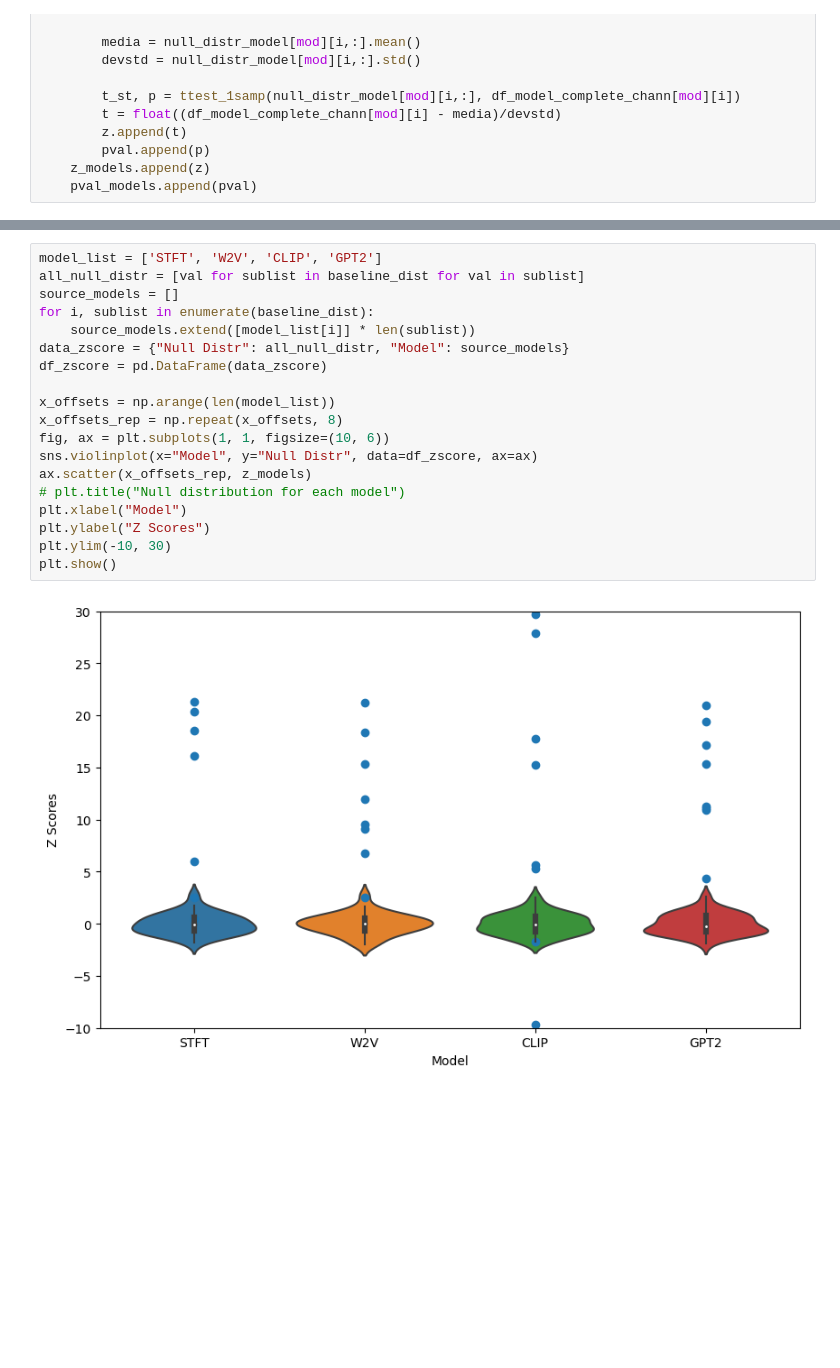
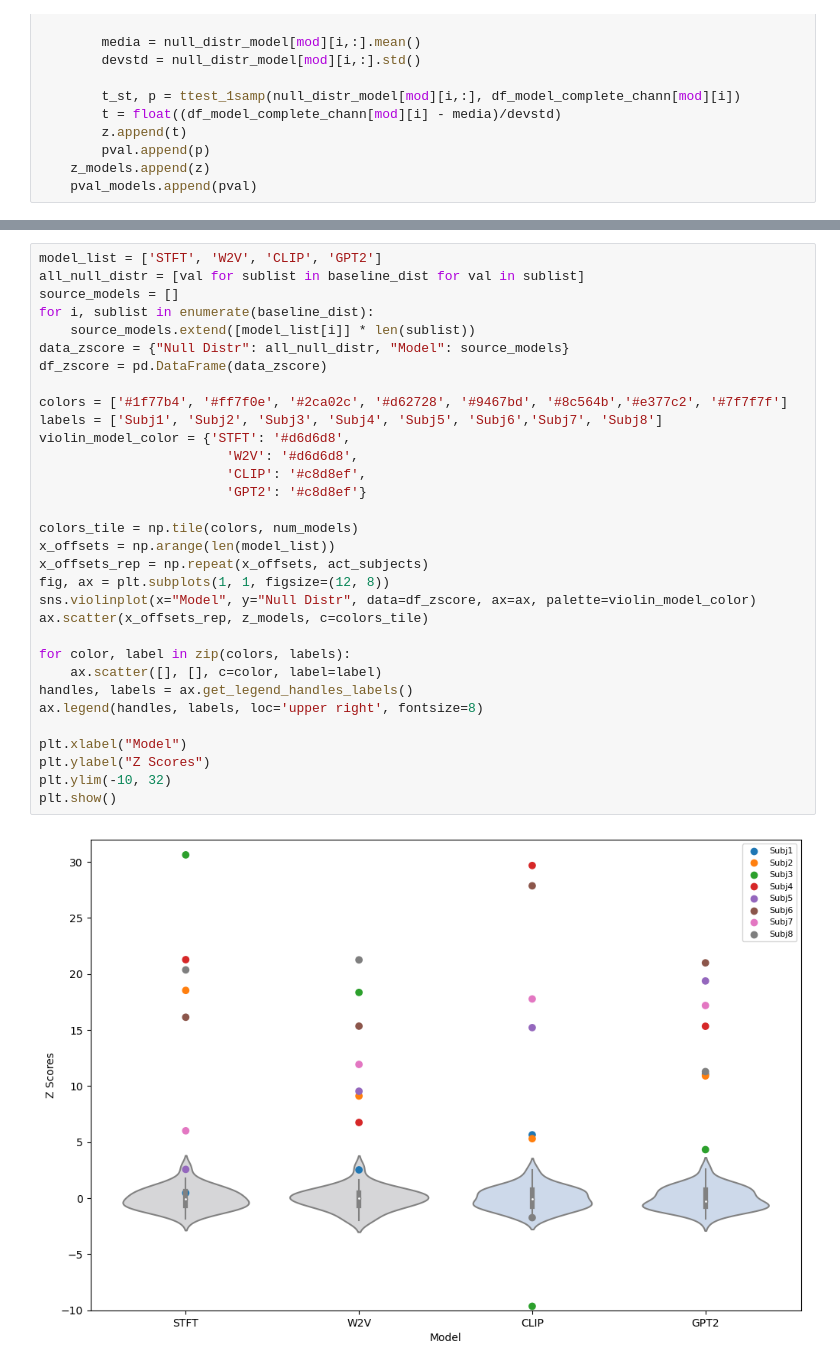
Before and after one commit to mattciff5/spect-to-meg, a Jupyter notebook: code/run_comparison2.ipynb, the cells around one changed output, grey strips where cells are left out. Saved outputs shown, nothing was run; the diff lists cells and outputs as text; blank space fills up the shorter version.

Commit message:
violin and scatter plot-s

```diff
--- a/code/run_comparison2.ipynb
+++ b/code/run_comparison2.ipynb
@@ -243,21 +396,34 @@ z_models[2]
 # %%
 model_list = ['STFT', 'W2V', 'CLIP', 'GPT2']
 all_null_distr = [val for sublist in baseline_dist for val in sublist]
 source_models = []
 for i, sublist in enumerate(baseline_dist):
     source_models.extend([model_list[i]] * len(sublist))
 data_zscore = {"Null Distr": all_null_distr, "Model": source_models}
 df_zscore = pd.DataFrame(data_zscore)
 
+colors = ['#1f77b4', '#ff7f0e', '#2ca02c', '#d62728', '#9467bd', '#8c564b','#e377c2', '#7f7f7f']
+labels = ['Subj1', 'Subj2', 'Subj3', 'Subj4', 'Subj5', 'Subj6','Subj7', 'Subj8']
+violin_model_color = {'STFT': '#d6d6d8',
+                        'W2V': '#d6d6d8',
+                        'CLIP': '#c8d8ef',
+                        'GPT2': '#c8d8ef'}
+
+colors_tile = np.tile(colors, num_models)
 x_offsets = np.arange(len(model_list))
-x_offsets_rep = np.repeat(x_offsets, 8)
-fig, ax = plt.subplots(1, 1, figsize=(10, 6))
-sns.violinplot(x="Model", y="Null Distr", data=df_zscore, ax=ax)
-ax.scatter(x_offsets_rep, z_models)
-# plt.title("Null distribution for each model")
+x_offsets_rep = np.repeat(x_offsets, act_subjects)
+fig, ax = plt.subplots(1, 1, figsize=(12, 8))
+sns.violinplot(x="Model", y="Null Distr", data=df_zscore, ax=ax, palette=violin_model_color)
+ax.scatter(x_offsets_rep, z_models, c=colors_tile)
+
+for color, label in zip(colors, labels):
+    ax.scatter([], [], c=color, label=label)
+handles, labels = ax.get_legend_handles_labels()
+ax.legend(handles, labels, loc='upper right', fontsize=8)
+
 plt.xlabel("Model")
 plt.ylabel("Z Scores")
-plt.ylim(-10, 30)
+plt.ylim(-10, 32)
 plt.show()
 # %% [output]
-[figure, old version]
+[figure, new version]
```
Also changed, not shown: parts of 16 cells of this notebook.
